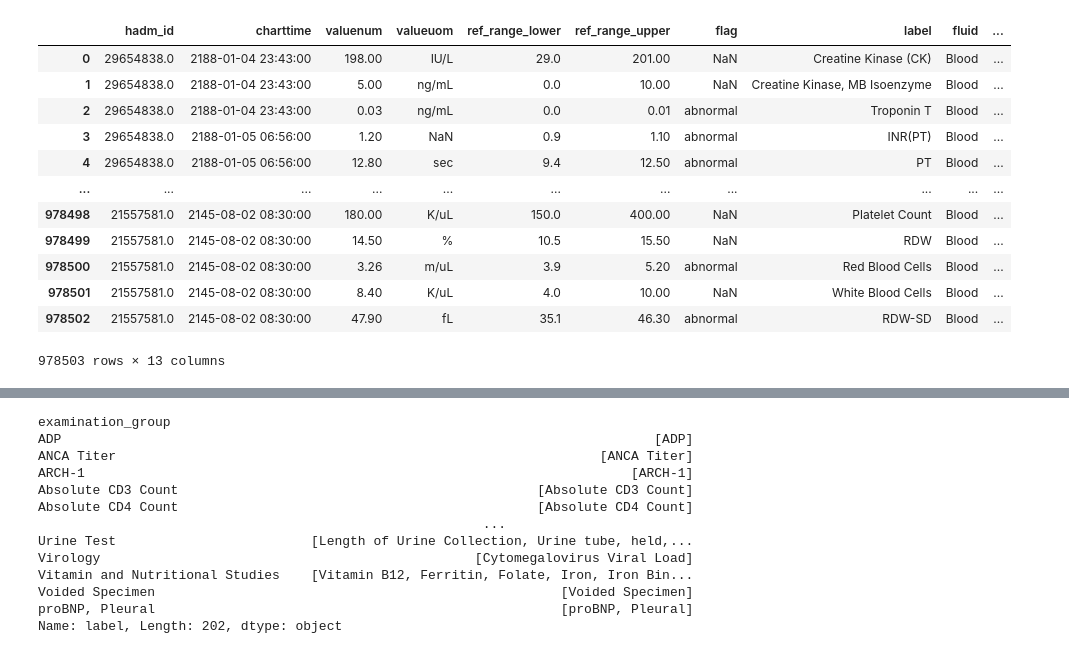
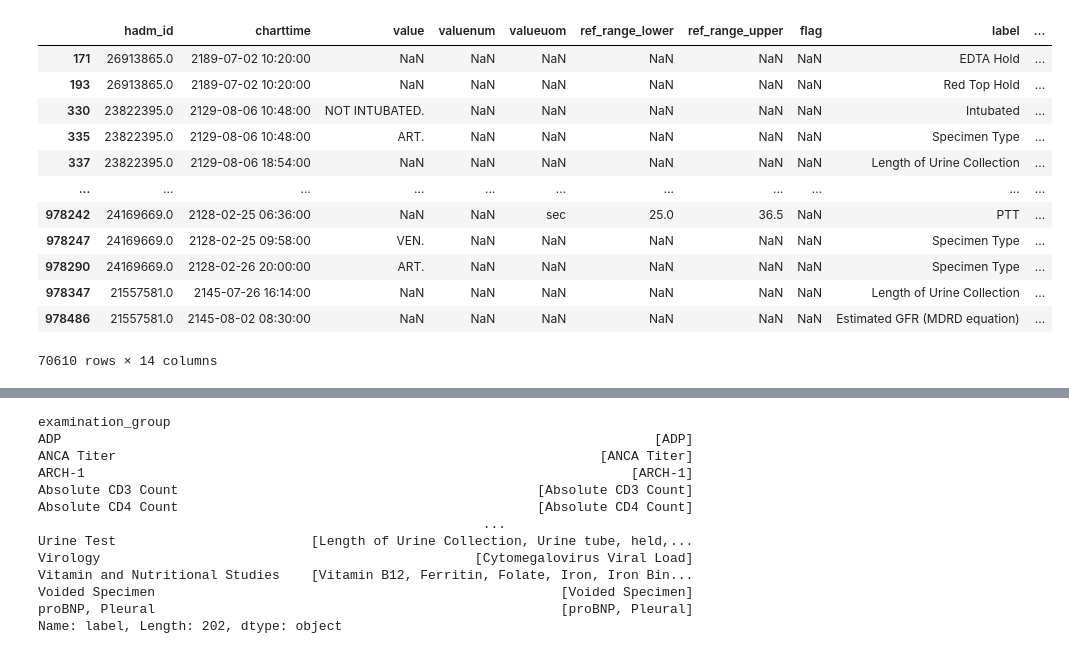
Before and after one commit to TommyTokk/DA4DH, a Jupyter notebook: notebooks/DataPreparation/data_preparation_2.ipynb, the cells around one changed output, grey strips where cells are left out. Drawn from its saved outputs; the diff is of its cells as text; code cells hidden in the pictures.

```diff
--- a/notebooks/DataPreparation/data_preparation_2.ipynb
+++ b/notebooks/DataPreparation/data_preparation_2.ipynb
@@ -16,17 +14,18 @@ KeyError: 'subject_id'
 # %%
-data_frame.drop(columns=["value"], inplace=True)
-data_frame
+mask_val = (data_frame['value'] != "___")
+mask_valnum = (data_frame['valuenum'].isna())
+data_frame[mask_val & mask_valnum]
 # %% [output]
-|  | hadm_id | charttime | valuenum | valueuom | ref_range_lower | ref_range_upper | flag | label | fluid | ... |
-| 0 | 29654838.0 | 2188-01-04 23:43:00 | 198.00 | IU/L | 29.0 | 201.00 | NaN | Creatine Kinase (CK) | Blood | ... |
-| 1 | 29654838.0 | 2188-01-04 23:43:00 | 5.00 | ng/mL | 0.0 | 10.00 | NaN | Creatine Kinase, MB Isoenzyme | Blood | ... |
-| 2 | 29654838.0 | 2188-01-04 23:43:00 | 0.03 | ng/mL | 0.0 | 0.01 | abnormal | Troponin T | Blood | ... |
-| 3 | 29654838.0 | 2188-01-05 06:56:00 | 1.20 | NaN | 0.9 | 1.10 | abnormal | INR(PT) | Blood | ... |
-| 4 | 29654838.0 | 2188-01-05 06:56:00 | 12.80 | sec | 9.4 | 12.50 | abnormal | PT | Blood | ... |
+|  | hadm_id | charttime | value | valuenum | valueuom | ref_range_lower | ref_range_upper | flag | label | ... |
+| 171 | 26913865.0 | 2189-07-02 10:20:00 | NaN | NaN | NaN | NaN | NaN | NaN | EDTA Hold | ... |
+| 193 | 26913865.0 | 2189-07-02 10:20:00 | NaN | NaN | NaN | NaN | NaN | NaN | Red Top Hold | ... |
+| 330 | 23822395.0 | 2129-08-06 10:48:00 | NOT INTUBATED. | NaN | NaN | NaN | NaN | NaN | Intubated | ... |
+| 335 | 23822395.0 | 2129-08-06 10:48:00 | ART. | NaN | NaN | NaN | NaN | NaN | Specimen Type | ... |
+| 337 | 23822395.0 | 2129-08-06 18:54:00 | NaN | NaN | NaN | NaN | NaN | NaN | Length of Urine Collection | ... |
 | ... | ... | ... | ... | ... | ... | ... | ... | ... | ... | ... |
-| 978498 | 21557581.0 | 2145-08-02 08:30:00 | 180.00 | K/uL | 150.0 | 400.00 | NaN | Platelet Count | Blood | ... |
-| 978499 | 21557581.0 | 2145-08-02 08:30:00 | 14.50 | % | 10.5 | 15.50 | NaN | RDW | Blood | ... |
-| 978500 | 21557581.0 | 2145-08-02 08:30:00 | 3.26 | m/uL | 3.9 | 5.20 | abnormal | Red Blood Cells | Blood | ... |
-| 978501 | 21557581.0 | 2145-08-02 08:30:00 | 8.40 | K/uL | 4.0 | 10.00 | NaN | White Blood Cells | Blood | ... |
-| 978502 | 21557581.0 | 2145-08-02 08:30:00 | 47.90 | fL | 35.1 | 46.30 | abnormal | RDW-SD | Blood | ... |
+| 978242 | 24169669.0 | 2128-02-25 06:36:00 | NaN | NaN | sec | 25.0 | 36.5 | NaN | PTT | ... |
+| 978247 | 24169669.0 | 2128-02-25 09:58:00 | VEN. | NaN | NaN | NaN | NaN | NaN | Specimen Type | ... |
+| 978290 | 24169669.0 | 2128-02-26 20:00:00 | ART. | NaN | NaN | NaN | NaN | NaN | Specimen Type | ... |
+| 978347 | 21557581.0 | 2145-07-26 16:14:00 | NaN | NaN | NaN | NaN | NaN | NaN | Length of Urine Collection | ... |
+| 978486 | 21557581.0 | 2145-08-02 08:30:00 | NaN | NaN | NaN | NaN | NaN | NaN | Estimated GFR (MDRD equation) | ... |
-978503 rows × 13 columns
+70610 rows × 14 columns
```
Also changed, not shown: parts of 2 cells of this notebook, 1 other file.
